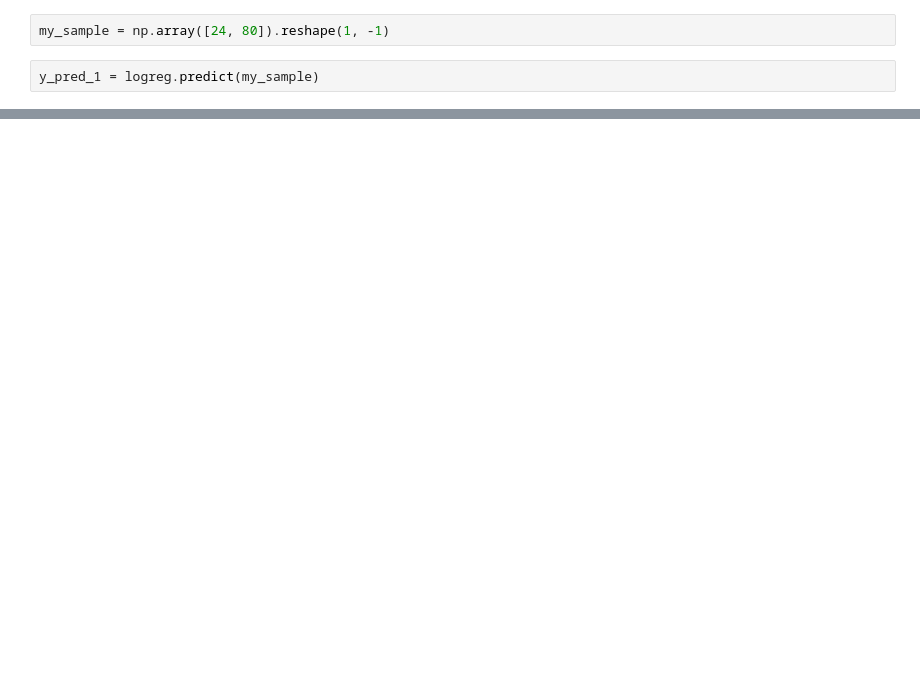
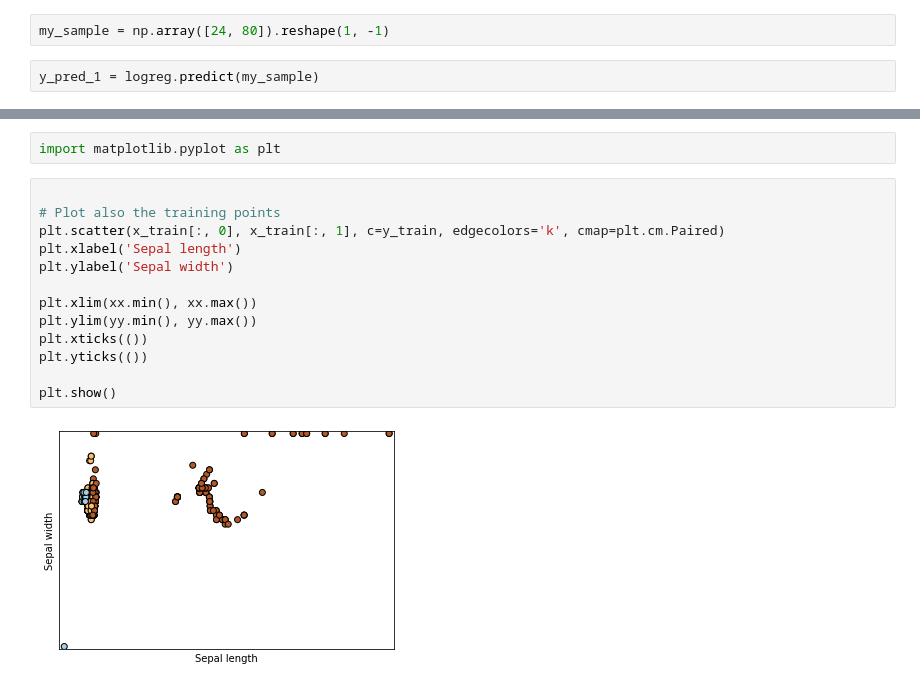
Before and after one commit to Junumboxo/IoT-Bootcamp-project-AI, a Jupyter notebook: IoT_predictions.ipynb, the cells around one changed output, grey strips where cells are left out. Cells and saved outputs as stored; diff of their text form; blank space fills up the shorter version.

```diff
--- a/IoT_predictions.ipynb
+++ b/IoT_predictions.ipynb
@@ -186,0 +200,17 @@ y_pred_1 = logreg.predict(my_sample)
+# %%
+import matplotlib.pyplot as plt
+# %%
+
+# Plot also the training points
+plt.scatter(x_train[:, 0], x_train[:, 1], c=y_train, edgecolors='k', cmap=plt.cm.Paired)
+plt.xlabel('Sepal length')
+plt.ylabel('Sepal width')
+
+plt.xlim(xx.min(), xx.max())
+plt.ylim(yy.min(), yy.max())
+plt.xticks(())
+plt.yticks(())
+
+plt.show()
+# %% [output]
+[figure, added]
```
Also changed, not shown: parts of 7 cells of this notebook.
